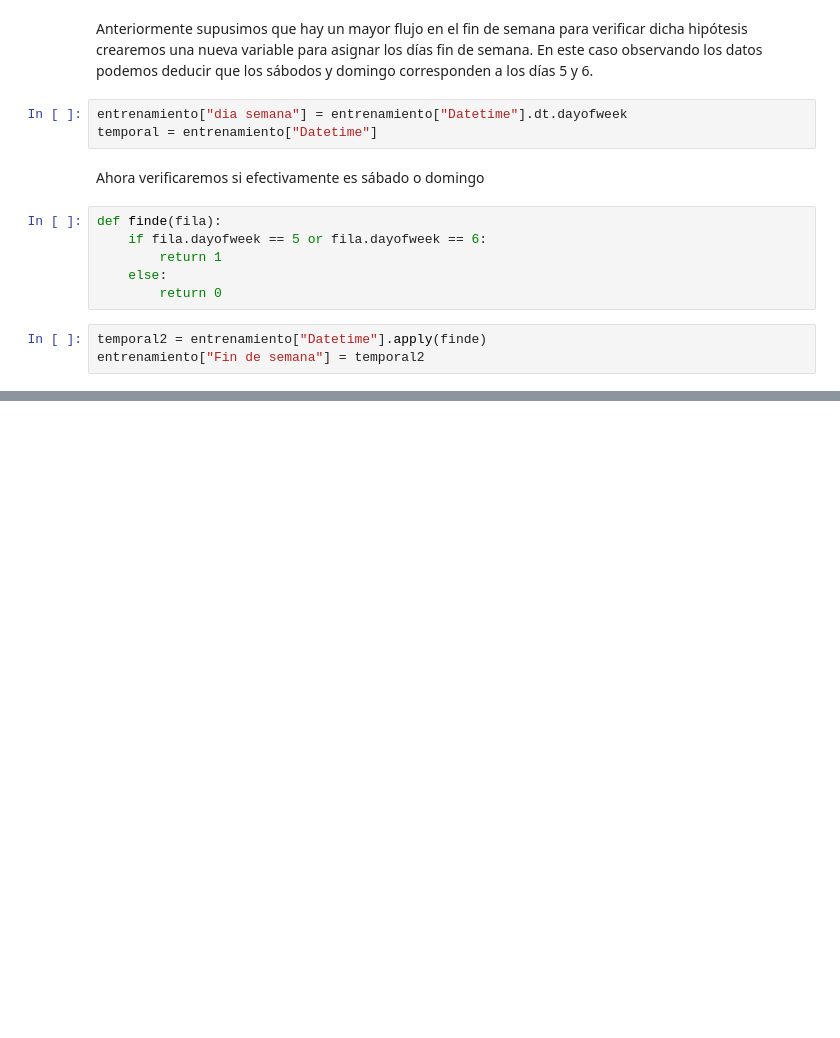
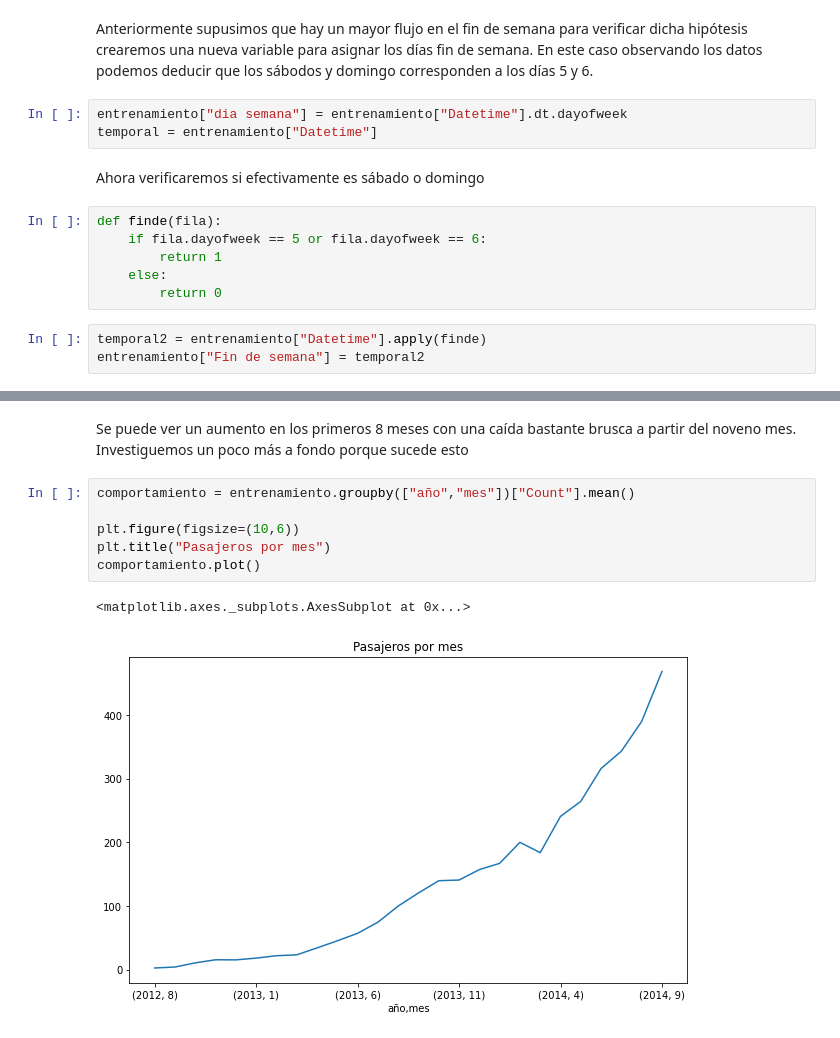
Before and after one commit to MOSA96/Series-de-tiempo, a Jupyter notebook: Ejercicio1.ipynb, the cells around one changed output, grey strips where cells are left out. Cells and saved outputs as stored; diff of their text form; blank space fills up the shorter version.

```diff
--- a/Ejercicio1.ipynb
+++ b/Ejercicio1.ipynb
@@ -94,0 +133,11 @@ entrenamiento["Fin de semana"] = temporal2
+# %% [markdown]
+Se puede ver un aumento en los primeros 8 meses con una caída bastante brusca a partir del noveno mes. Investiguemos un poco más a fondo porque sucede esto
+# %%
+comportamiento = entrenamiento.groupby(["año","mes"])["Count"].mean()
+
+plt.figure(figsize=(10,6))
+plt.title("Pasajeros por mes")
+comportamiento.plot()
+# %% [output]
+<matplotlib.axes._subplots.AxesSubplot at 0x...>
+[figure, added]
```
Also changed, not shown: parts of 42 cells of this notebook.
